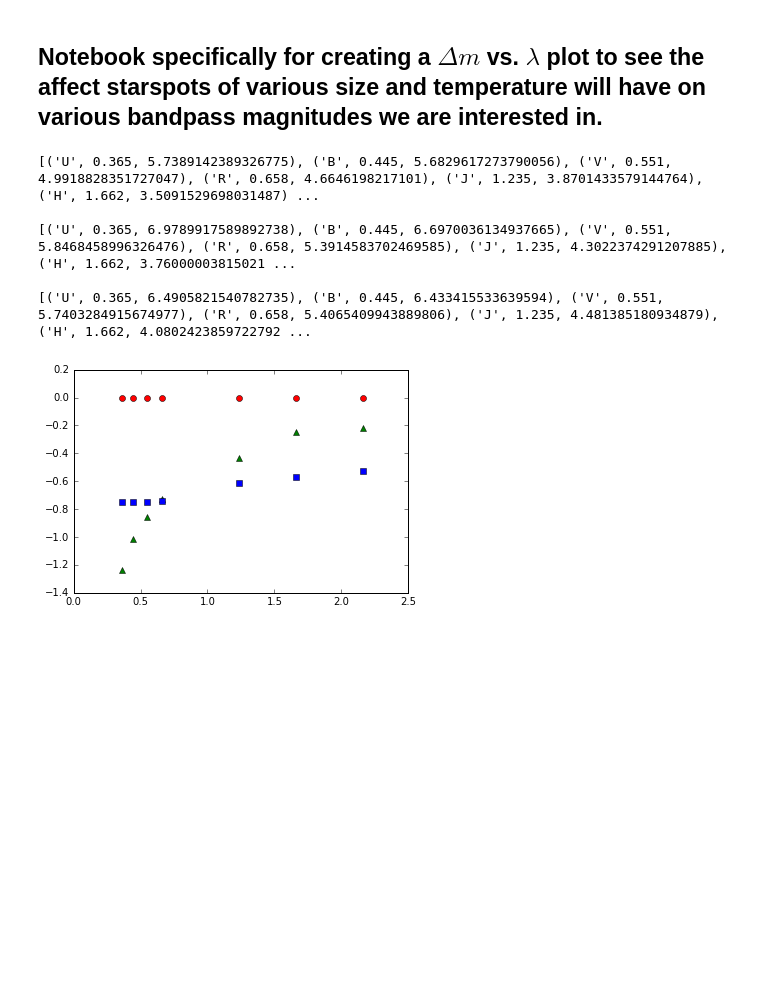
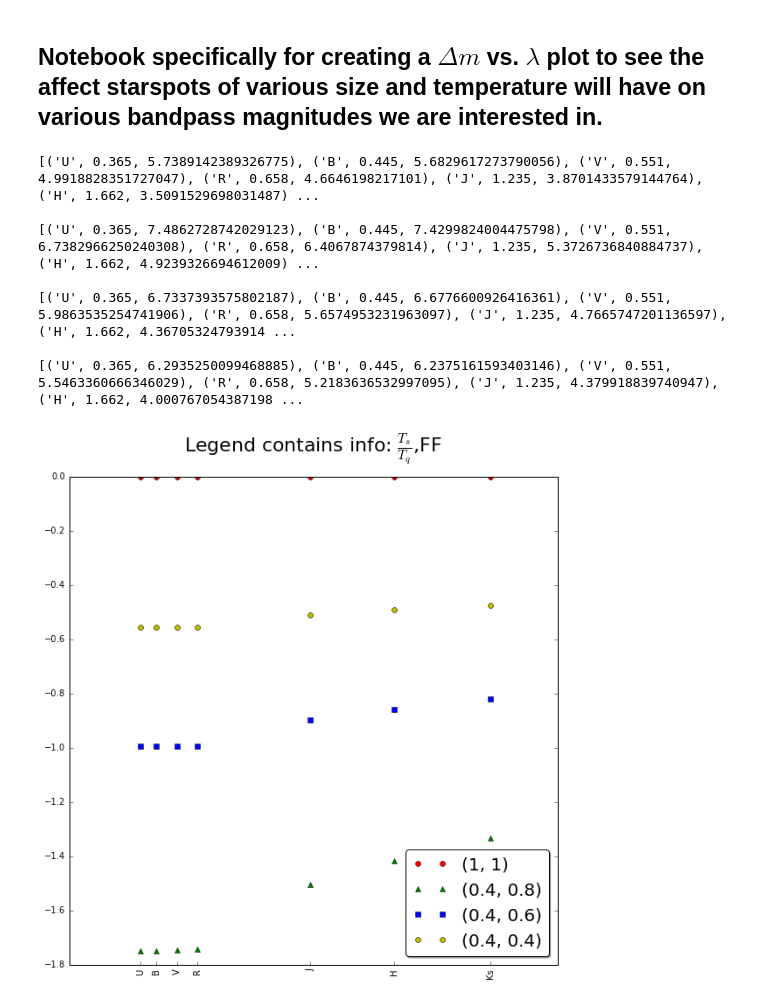
Before and after one commit to jradavenport/spot-colors, a Jupyter notebook: Delta_m_vs_wavelength.ipynb, the cells around one changed output. Cells and saved outputs as stored; diff of their text form; code cells hidden in the pictures; blank space fills up the shorter version.

Commit message:
Here are the python versions of the plots I previewed at our 9/29 meeting. They should be helpful for determining a good set of parameter bounds for the Pleiades cluster data.

```diff
--- a/Delta_m_vs_wavelength.ipynb
+++ b/Delta_m_vs_wavelength.ipynb
@@ -24,49 +24,59 @@ import getMag_hires
 getMag_hires = getMag_hires.getMag_hires
 # %%
 PhTemp = '5800'
-SpTempRange = [1,0.8,0.5]
-FillFactorRange = [1,0.75,0.5]
+SpTempRange = [1,0.4,0.4,0.4]
+FillFactorRange = [1,0.8,0.6,0.4]
 #initialize arrays of filter names
 bands = np.array(['U','B','V','R','J','H','Ks'])
 
 syn_phot_combined = []
 for i in range(len(SpTempRange)):
     SpTemp = str(round(SpTempRange[i]*5800/100)*100)
     FillFactor = FillFactorRange[i]
     wavelength,flux_Phoenix,PhTemp,SpTemp,FillFactor = make_spotmodel(PhTemp,SpTemp,FillFactor) #Creates spectrum for desired temps and fill-factor
     Flux = Dotter_rad( PhTemp, flux_Phoenix )
 
     #fill up a 3D array 'syn_phot' with: filter name, center point, magnitude
     syn_phot = []
     for i in range(len(bands)):
         x = getMag_hires(bands[i],wavelength,Flux,'microns') #x returns three values; band, center, mag
         syn_phot.append(x)
     Filters, Centers, Magnitudes = MagConvert(syn_phot)
     syn_phot_combined.append(syn_phot)
 for i in range(len(syn_phot_combined)):
     print(syn_phot_combined[i])
     print()
+
+
+plt.figure(figsize=(10,10))
+PointType = ['ro','g^','bs','y8']
+UnSpotMag = [i[2] for i in syn_phot_combined[0]] #Magnitudes of the unspotted star
+idx=0
+for i in range(len(syn_phot_combined)):
+    Centers = [i[1] for i in syn_phot_combined[idx]]
+    Magnitudes = [i[2] for i in syn_phot_combined[idx]]
+    DeltaMag = []
+    for i in range(len(UnSpotMag)):
+        x = [UnSpotMag[i] - Magnitudes[i]]
+        DeltaMag.append(x)
+    plt.plot(Centers,DeltaMag,PointType[idx])
+    idx=idx+1
+
+plt.title(r'Legend contains info: $\frac{T_s}{T_q}$,FF',fontsize=22,y=1.04)
+
+xlab = [i[0] for i in syn_phot_combined[0]]
+plt.xticks(Centers,xlab,rotation='vertical')
+
+legend = list(zip(SpTempRange,FillFactorRange))
+plt.legend(legend,loc=4,fancybox=True,shadow=True,prop={'size':20})
+
+plt.savefig('FirstRunDeltaMvLambda.jpg')
 # %% [output]
 [('U', 0.365, 5.7389142389326775), ('B', 0.445, 5.6829617273790056), ('V', 0.551, 4.9918828351727047), ('R', 0.658, 4.6646198217101), ('J', 1.235, 3.8701433579144764), ('H', 1.662, 3.5091529698031487) ...
 
-[('U', 0.365, 6.9789917589892738), ('B', 0.445, 6.6970036134937665), ('V', 0.551, 5.8468458996326476), ('R', 0.658, 5.3914583702469585), ('J', 1.235, 4.3022374291207885), ('H', 1.662, 3.76000003815021 ...
+[('U', 0.365, 7.4862728742029123), ('B', 0.445, 7.4299824004475798), ('V', 0.551, 6.7382966250240308), ('R', 0.658, 6.4067874379814), ('J', 1.235, 5.3726736840884737), ('H', 1.662, 4.9239326694612009) ...
 
-[('U', 0.365, 6.4905821540782735), ('B', 0.445, 6.433415533639594), ('V', 0.551, 5.7403284915674977), ('R', 0.658, 5.4065409943889806), ('J', 1.235, 4.481385180934879), ('H', 1.662, 4.0802423859722792 ...
+[('U', 0.365, 6.7337393575802187), ('B', 0.445, 6.6776600926416361), ('V', 0.551, 5.9863535254741906), ('R', 0.658, 5.6574953231963097), ('J', 1.235, 4.7665747201136597), ('H', 1.662, 4.36705324793914 ...
+
+[('U', 0.365, 6.2935250099468885), ('B', 0.445, 6.2375161593403146), ('V', 0.551, 5.5463360666346029), ('R', 0.658, 5.2183636532997095), ('J', 1.235, 4.379918839740947), ('H', 1.662, 4.000767054387198 ...
+[figure, added]
-# %%
-PointType = ['ro','g^','bs']
-UnSpotMag = [i[2] for i in syn_phot_combined[0]] #Magnitudes of the unspotted star
-idx=0
-for i in range(len(syn_phot_combined)):
-    Centers = [i[1] for i in syn_phot_combined[idx]]
-    Magnitudes = [i[2] for i in syn_phot_combined[idx]]
-    DeltaMag = []
-    for i in range(len(UnSpotMag)):
-        x = [UnSpotMag[i] - Magnitudes[i]]
-        DeltaMag.append(x)
-    plt.plot(Centers,DeltaMag,PointType[idx])
-    idx=idx+1
-
-
-plt.savefig('FirstRunDeltaMvLambda.jpg')
-# %% [output]
-[figure, removed]
```
Also changed, not shown: parts of 5 cells of this notebook.
